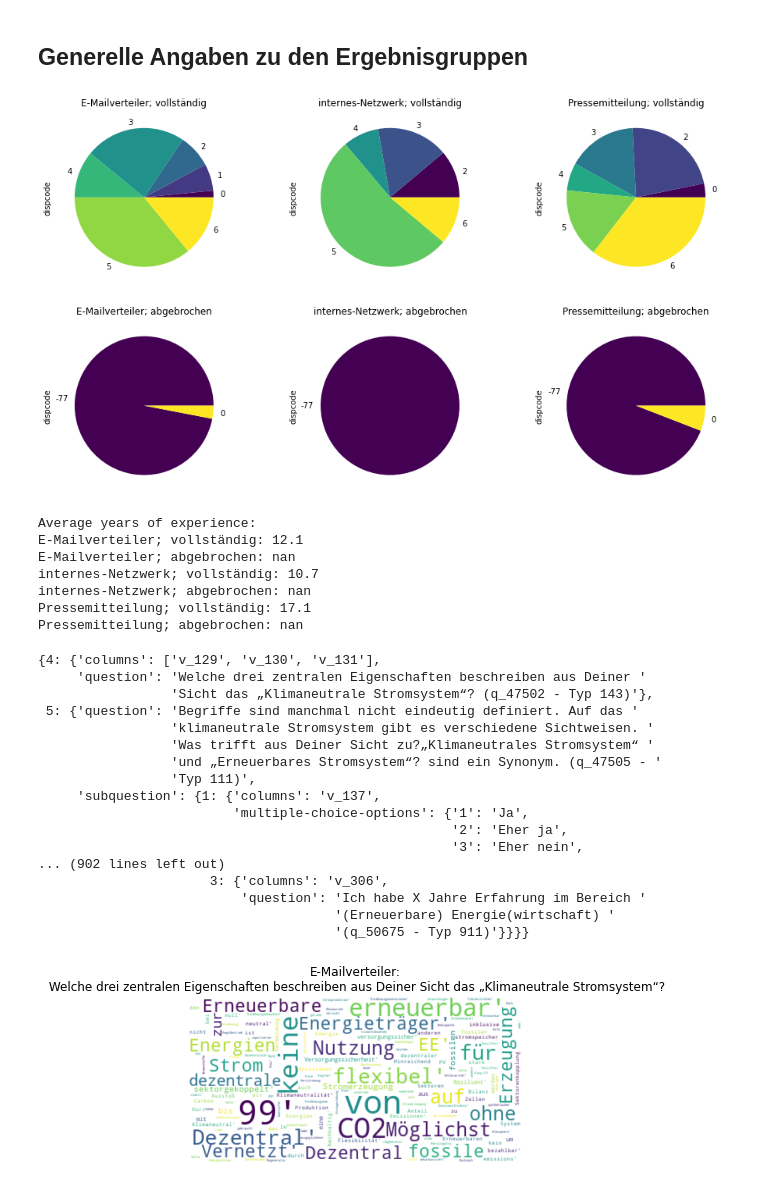
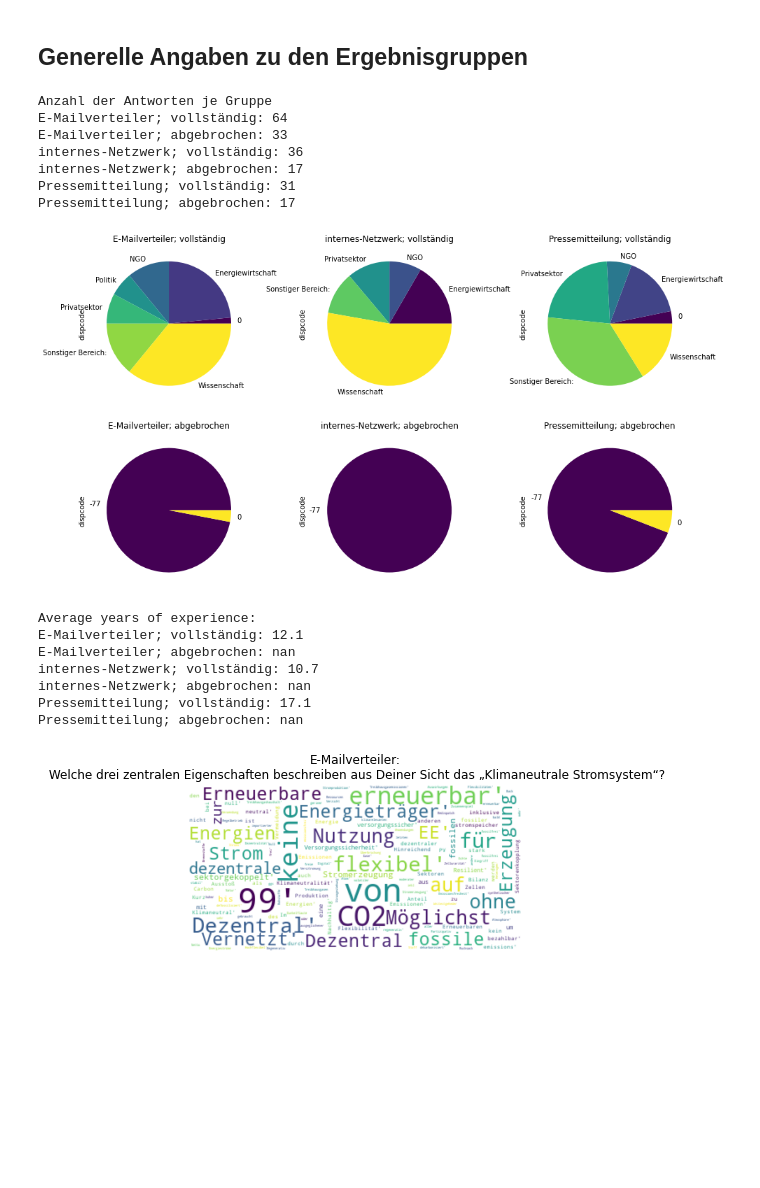
Before and after one commit to smartie2076/rls-umfrage-klimaneutral, a Jupyter notebook: Auswertung.ipynb, the cells around one changed output. Drawn from its saved outputs; the diff is of its cells as text; code cells hidden in the pictures; blank space fills up the shorter version.

```diff
--- a/Auswertung.ipynb
+++ b/Auswertung.ipynb
@@ -45,13 +85,29 @@ data = pd.DataFrame(data={link: [load_df(link, skip) for skip in range(len(state
 # %% [markdown]
 ## Generelle Angaben zu den Ergebnisgruppen
+# %%
+print('Anzahl der Antworten je Gruppe')
+for l in links:
+    for s in states:
+        print('{}; {}: {}'.format(l,s,len(data.loc[s,l])))
+# %% [output]
+Anzahl der Antworten je Gruppe
+E-Mailverteiler; vollständig: 64
+E-Mailverteiler; abgebrochen: 33
+internes-Netzwerk; vollständig: 36
+internes-Netzwerk; abgebrochen: 17
+Pressemitteilung; vollständig: 31
+Pressemitteilung; abgebrochen: 17
 # %%
 fig, ax = plt.subplots(nrows, ncols, figsize=(16,9))
 for i in range(nrows):
     for j in range(ncols):
+        data.iloc[i,j]['v_296'] = data.iloc[i,j]['v_296'].astype(str).replace(
+            codebook_dict[40]['subquestion'][1]['multiple-choice-options'],
+        )
         data.iloc[i,j].groupby('v_296').count()['dispcode'].plot.pie(ax=ax[i,j], cmap=cmap)
         ax[i,j].set_title(links[j] + '; ' + states[i])
 # %% [output]
-[figure, old version]
+[figure, new version]
 # %%
 print('Average years of experience:')
 for l in links:
@@ -67,28 +123,6 @@ internes-Netzwerk; vollständig: 10.7
 internes-Netzwerk; abgebrochen: nan
 Pressemitteilung; vollständig: 17.1
 Pressemitteilung; abgebrochen: nan
-# %%
-# Importiere Codebook in dict format
-from src import rls_umfrage_auswertung
-codebook_dict = rls_umfrage_auswertung.main_preprocessing_codebook()
-# %% [output]
-{4: {'columns': ['v_129', 'v_130', 'v_131'],
-     'question': 'Welche drei zentralen Eigenschaften beschreiben aus Deiner '
-                 'Sicht das „Klimaneutrale Stromsystem“? (q_47502 - Typ 143)'},
- 5: {'question': 'Begriffe sind manchmal nicht eindeutig definiert. Auf das '
-                 'klimaneutrale Stromsystem gibt es verschiedene Sichtweisen. '
-                 'Was trifft aus Deiner Sicht zu?„Klimaneutrales Stromsystem“ '
-                 'und „Erneuerbares Stromsystem“? sind ein Synonym. (q_47505 - '
-                 'Typ 111)',
-     'subquestion': {1: {'columns': 'v_137',
-                         'multiple-choice-options': {'1': 'Ja',
-                                                     '2': 'Eher ja',
-                                                     '3': 'Eher nein',
-... (902 lines left out)
-                      3: {'columns': 'v_306',
-                          'question': 'Ich habe X Jahre Erfahrung im Bereich '
-                                      '(Erneuerbare) Energie(wirtschaft) '
-                                      '(q_50675 - Typ 911)'}}}}
 # %%
 # Erzeuge eine WordCloud für alle Fragen mit drei Antwortmöglichkeiten:
 rls_umfrage_auswertung.create_wordclouds(codebook_dict, data.loc[states[0], links[0]], links[0])
```
Also changed, not shown: parts of 2 cells of this notebook.
